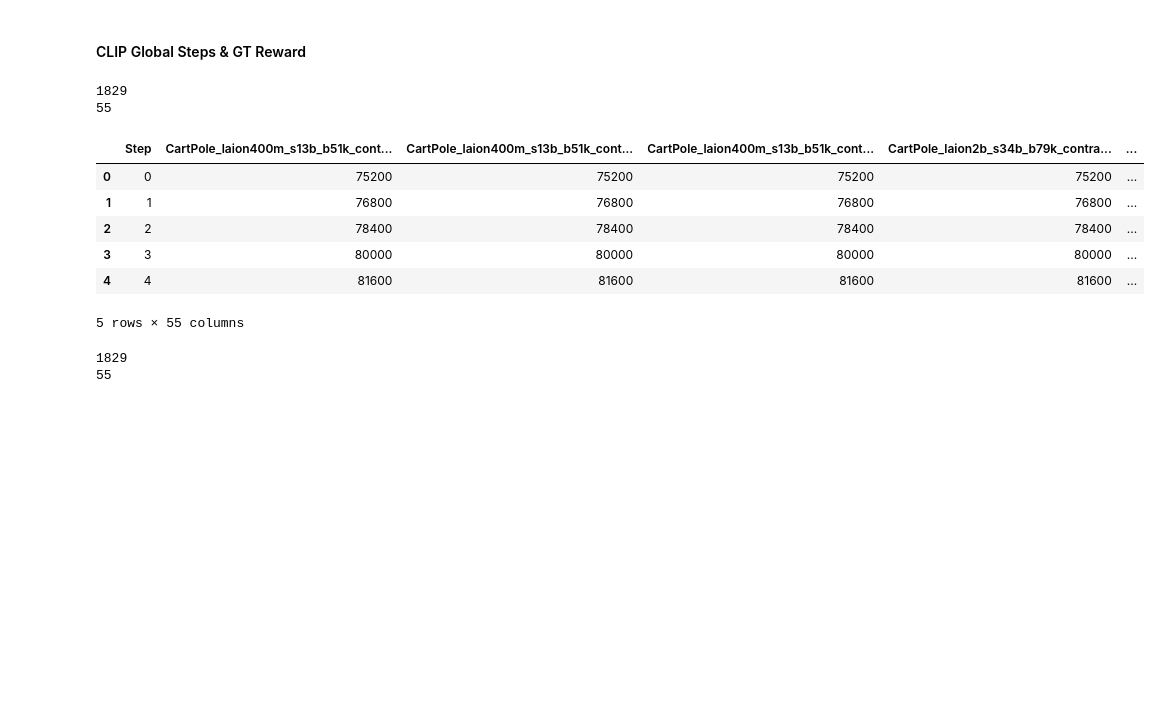
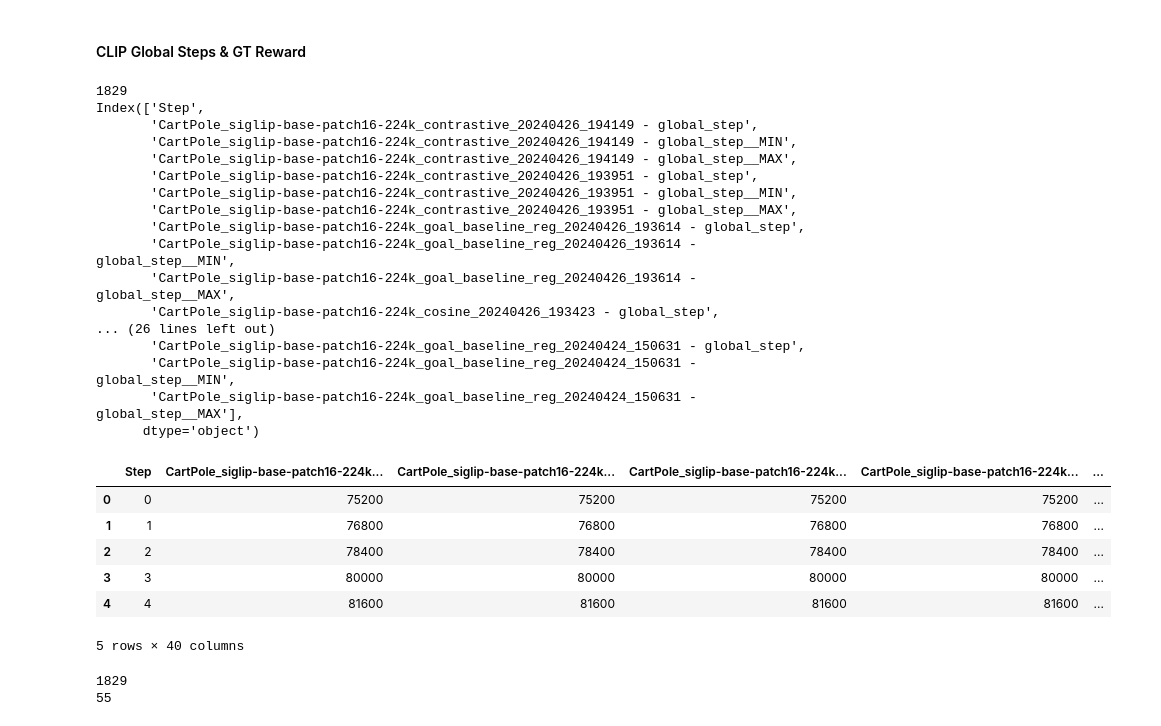
Before and after one commit to JiahuiKChen/vlmrm_plotting, a Jupyter notebook: siglip_multi_prompt.ipynb, the cells around one changed output. Cells and saved outputs as stored; diff of their text form; code cells hidden in the pictures; blank space fills up the shorter version.

Commit message:
Final CLIP backbone plots finished

```diff
--- a/siglip_multi_prompt.ipynb
+++ b/siglip_multi_prompt.ipynb
@@ -6,21 +6,35 @@ import numpy as np
 #### CLIP Global Steps & GT Reward
 # %%
 #load global step csv to convert from update number to steps
-clip_step_csv = pd.read_csv("csv/all_CLIP_global_step.csv")
+clip_step_csv = pd.read_csv("csv/siglip_mp_global_step.csv")
 print(len(clip_step_csv))
-print(len(clip_step_csv.columns)) # num backbones (3) x num reward_funcs (3) x num seeds (2) x csv cols (3) + 1 (step col) = 55
-# print(clip_step_csv.columns)
+print(clip_step_csv.columns)
 clip_step_csv.head()
 # %% [output]
 1829
-55
+Index(['Step',
+       'CartPole_siglip-base-patch16-224k_contrastive_20240426_194149 - global_step',
+       'CartPole_siglip-base-patch16-224k_contrastive_20240426_194149 - global_step__MIN',
+       'CartPole_siglip-base-patch16-224k_contrastive_20240426_194149 - global_step__MAX',
+       'CartPole_siglip-base-patch16-224k_contrastive_20240426_193951 - global_step',
+       'CartPole_siglip-base-patch16-224k_contrastive_20240426_193951 - global_step__MIN',
+       'CartPole_siglip-base-patch16-224k_contrastive_20240426_193951 - global_step__MAX',
+       'CartPole_siglip-base-patch16-224k_goal_baseline_reg_20240426_193614 - global_step',
+       'CartPole_siglip-base-patch16-224k_goal_baseline_reg_20240426_193614 - global_step__MIN',
+       'CartPole_siglip-base-patch16-224k_goal_baseline_reg_20240426_193614 - global_step__MAX',
+       'CartPole_siglip-base-patch16-224k_cosine_20240426_193423 - global_step',
+... (26 lines left out)
+       'CartPole_siglip-base-patch16-224k_goal_baseline_reg_20240424_150631 - global_step',
+       'CartPole_siglip-base-patch16-224k_goal_baseline_reg_20240424_150631 - global_step__MIN',
+       'CartPole_siglip-base-patch16-224k_goal_baseline_reg_20240424_150631 - global_step__MAX'],
+      dtype='object')
-|  | Step | CartPole_laion400m_s13b_b51k_cont... | CartPole_laion400m_s13b_b51k_cont... | CartPole_laion400m_s13b_b51k_cont... | CartPole_laion2b_s34b_b79k_contra... | ... |
+|  | Step | CartPole_siglip-base-patch16-224k... | CartPole_siglip-base-patch16-224k... | CartPole_siglip-base-patch16-224k... | CartPole_siglip-base-patch16-224k... | ... |
 | 0 | 0 | 75200 | 75200 | 75200 | 75200 | ... |
 | 1 | 1 | 76800 | 76800 | 76800 | 76800 | ... |
 | 2 | 2 | 78400 | 78400 | 78400 | 78400 | ... |
 | 3 | 3 | 80000 | 80000 | 80000 | 80000 | ... |
 | 4 | 4 | 81600 | 81600 | 81600 | 81600 | ... |
-5 rows × 55 columns
+5 rows × 40 columns
 # %%
 #load in reward csv
 clip_reward_csv = pd.read_csv("csv/all_CLIP_ep_gt_rew_mean.csv")
```
Also changed, not shown: 4 other files.
